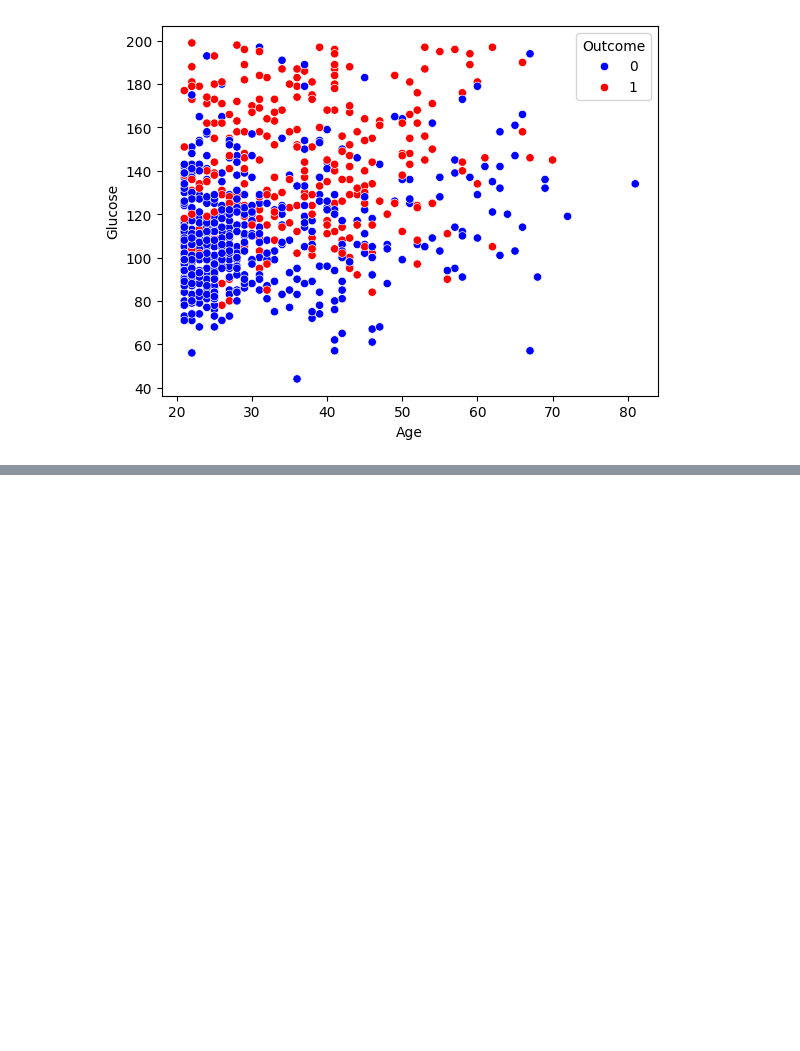
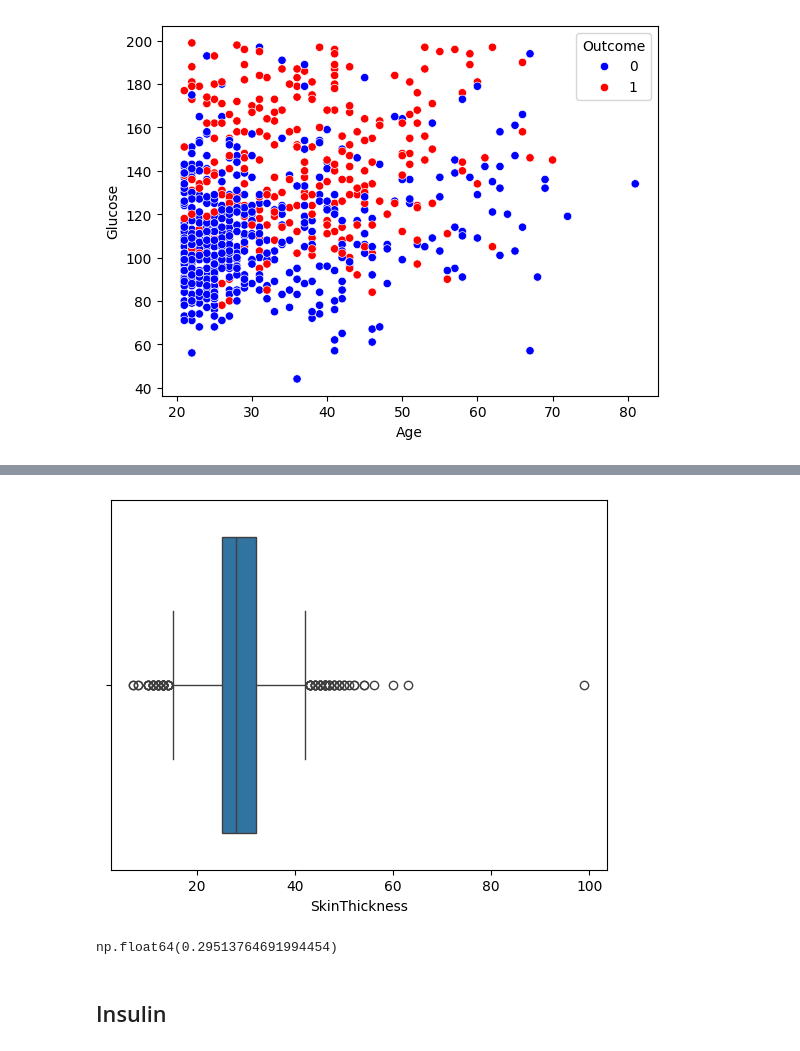
Before and after one commit to Vittalbhat7/disease-prediction, a Jupyter notebook: EDA.ipynb, the cells around one changed output, grey strips where cells are left out. Cells and saved outputs as stored; diff of their text form; code cells hidden in the pictures; blank space fills up the shorter version.

```diff
--- a/EDA.ipynb
+++ b/EDA.ipynb
@@ -148,0 +211,11 @@ plt.show()
+# %%
+sns.boxplot(x=df["SkinThickness"])
+plt.show()
+# %% [output]
+[figure, added]
+# %%
+df["SkinThickness"].corr(df["Outcome"])
+# %% [output]
+np.float64(0.29513764691994454)
+# %% [markdown]
+## Insulin
```
Also changed, not shown: parts of 53 cells of this notebook.
